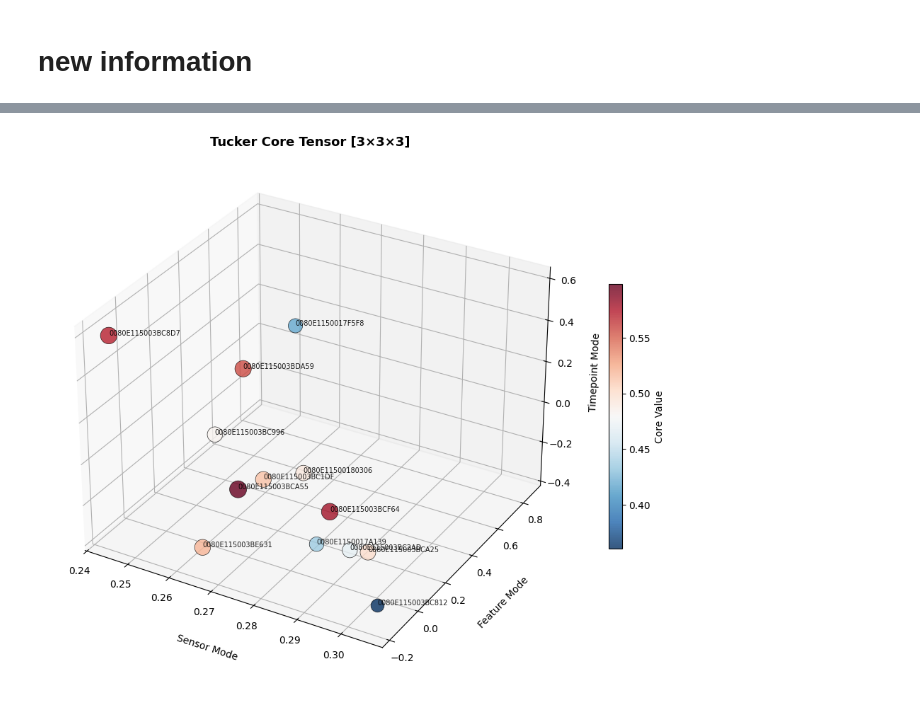
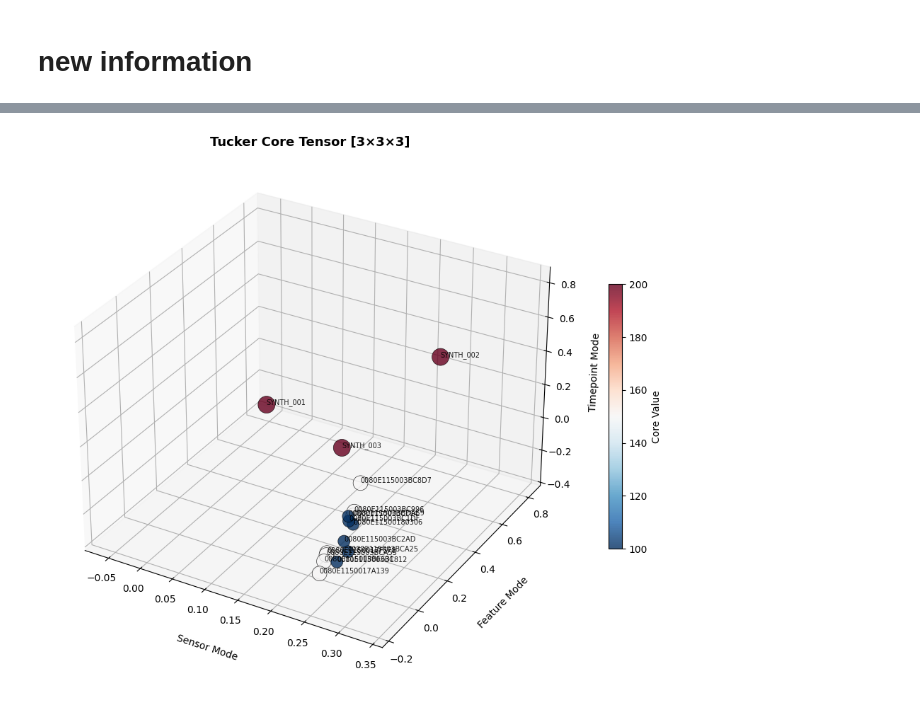
Before and after one commit to tudi72/Sensor_Equivalency_Tucker3, a Jupyter notebook: demo.ipynb, the cells around one changed output, grey strips where cells are left out. Cells and saved outputs as stored; diff of their text form; code cells hidden in the pictures.

```diff
--- a/demo.ipynb
+++ b/demo.ipynb
@@ -453,3 +566,15 @@ fig.show()
 # X_0 = X[cluster0_indices,:,:]
 # %% [markdown]
 # Pre-processing
+# %%
+n_sensors = len(sensor_dfs.keys())
+X = np.zeros((n_sensors, n_features, n_slots))
+
+for i, sid in enumerate(sensor_dfs.keys()):
+    for j, feat in enumerate(features):
+        X[i, j, :] = sensor_dfs_filled[sid][feat].values
+
+print(f"\nTensor shape   : {X.shape}  →  "
+      f"({n_sensors} sensors × {n_features} features × {n_slots} slots)")
+print(f"Any NaN in X   : {np.isnan(X).any()}")
+print(f"Any Inf in X   : {np.isinf(X).any()}")
@@ -530,13 +648,13 @@ class Tucker3_tensorly:
     def calcIMD(self, input: np.ndarray, metric="HotellingT2"):
         """Hotelling T² per sensor (axis 0), normalised by component std."""
         scores = self._A / (self._A.std(axis=0) + 1e-12)
+        print(input.shape)
         return np.sum(scores ** 2, axis=1)
 
     def calcOOMD(self, input: np.ndarray, metric="DModX"):
         """DModX — RMS residual per sensor across features × time."""
-        recon = tl.tucker_to_tensor(
-            (tl.tensor(self._core),
-             [tl.tensor(f) for f in [self._A, self._B, self._C]])
+        print(input.shape)
+        recon = tl.tucker_to_tensor((tl.tensor(self._core), [tl.tensor(f) for f in [self._A, self._B, self._C]])
         )
         resid = input - np.array(recon)
         return np.sqrt((resid ** 2).mean(axis=(1, 2)))
@@ -581,12 +699,16 @@ B = results['varLoadings']
 C = results['timeLoadings']
 F = results['coreTensor']
 
-HT2             = model.calcIMD(input=X_scaled,metric="HotellingT2").reshape(N_sensors,1)
-DModX           = model.calcOOMD(input=X_scaled,metric="DModX").reshape(N_sensors,1)
-
-df_out          = pd.DataFrame(np.hstack((HT2,DModX)),columns=("HT2","DModX"),index=reliable_sensors)
+HT2             = model.calcIMD(input=X_scaled,metric="HotellingT2")[:,np.newaxis]
+DModX           = model.calcOOMD(input=X_scaled,metric="DModX")[:,np.newaxis]
+print(HT2.shape)
+print(reliable_sensors+synth_ids,len(reliable_sensors+synth_ids))
+df_out          = pd.DataFrame(np.hstack((HT2,DModX)),columns=("HT2","DModX"),index=reliable_sensors+synth_ids)
 df_out['T_SPE'] = metrics['T_SPE']
 df_out['TSQR']  = metrics['TSQR']
 new_cols        = [f"con_TSQR_{feat}" for feat in FEATURES]
 df_out[new_cols]= metrics['con_TSQR']
-df_iSPE         = pd.DataFrame(metrics['iSPE_batch'],columns=FEATURES,index=reliable_sensors)
+df_iSPE         = pd.DataFrame(metrics['iSPE_batch'],columns=FEATURES,index=reliable_sensors+synth_ids)
+df_out['LV1'] = results['scores'][:,0]
+for i in range(results['scores'].shape[1] - 1):
+    df_out[f'LV{i+2}'] = results['scores'][:,i+1]
@@ -639,38 +745,42 @@ plt.show()
+# %%
+df_out['cluster'] = df_out.index.map(sensor_to_cluster).fillna(100)
+df_out['cluster']+= 100
 # %%
 fig = plt.figure(figsize=(10, 8))
 ax = fig.add_subplot(111, projection='3d')
 
 x, y, z = np.meshgrid(3,3,3, indexing='ij')
 values = F.numpy() if hasattr(F, 'numpy') else np.array(F)
 
 x = df_out['LV1']
 y = df_out['LV2']
 z = df_out['LV3']
-v = df_out['DModX']
+
+v = df_out['cluster']
 labels = df_out.index.astype(str).to_numpy()
 
 sc = ax.scatter(x, y, z,
                 c=v,
                 s=np.abs(v) / np.abs(v).max() * 300,
                 cmap='RdBu_r',
                 alpha=0.8,
                 edgecolors='k',
                 linewidths=0.5)
 
 for i, (xi, yi, zi, vi) in enumerate(zip(x, y, z, labels)):
     ax.text(xi, yi, zi, vi, fontsize=7, alpha=0.9)
 
 plt.colorbar(sc, ax=ax, label='Core Value', shrink=0.5)
 
 ax.set_xlabel('Sensor Mode', labelpad=15)
 ax.set_ylabel('Feature Mode', labelpad=15)
 ax.set_zlabel('Timepoint Mode', labelpad=10)
 ax.set_title('Tucker Core Tensor [3×3×3]', fontsize=13, fontweight='bold')
 
 plt.tight_layout()
 plt.show()
 # %% [output]
-[figure, old version]
+[figure, new version]
 # %%
 import seaborn as sns
 sensor1 = reliable_sensors[0]
```
Also changed, not shown: parts of 15 cells of this notebook.
